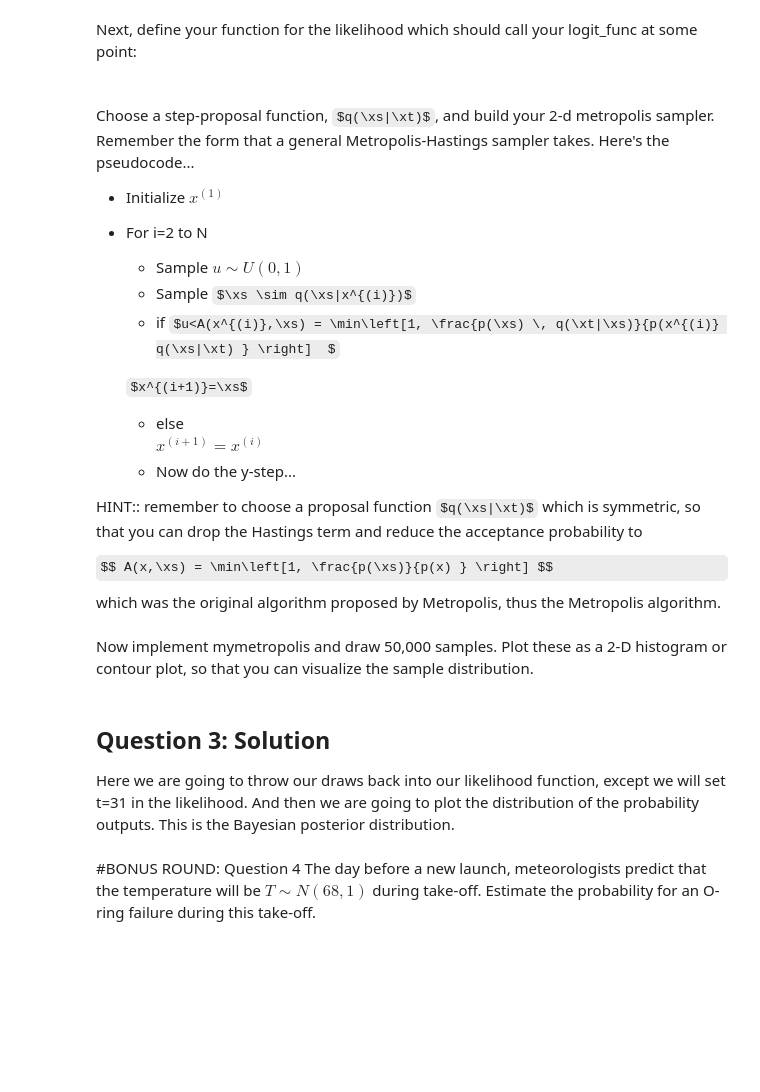
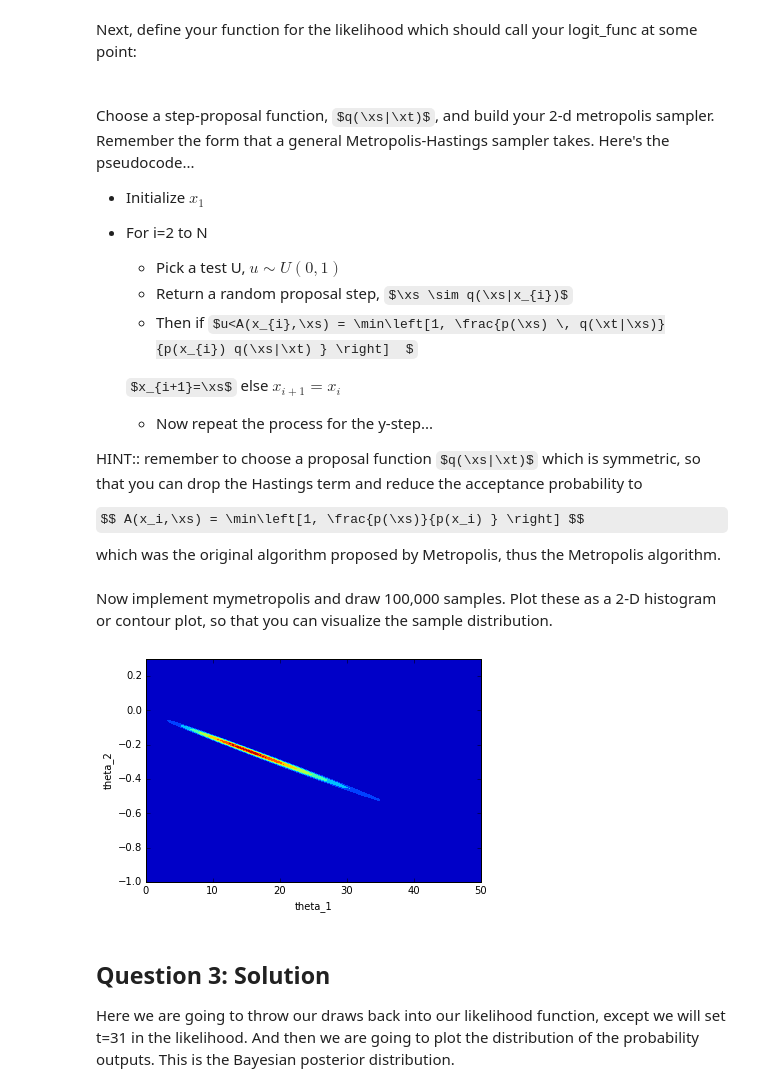
Before and after one commit to pmelchior/usrp-sciprog, a Jupyter notebook: day6/Challenger.ipynb, the cells around one changed output. Saved outputs shown, nothing was run; the diff lists cells and outputs as text; code cells hidden in the pictures; some formulas as TeX source; blank space fills up the shorter version.

Commit message:
challenger solution added

```diff
--- a/day6/Challenger.ipynb
+++ b/day6/Challenger.ipynb
@@ -56,12 +45,11 @@ Plot the data
 # %% [markdown]
 Next, you should define a new function, you could for instance call it "logit_func", and define the logistic function as outlined in the question. Play around with a few specific values for the regression parameters, and overplot them onto the data figure.
 # %%
-def logit_func(foo):
+def logit_func(thet1,thet2,tem):
     """
     Define the logistic function and it's input params
     """
-    pass
-
-## Now overplot the logit_func onto your figure of the data
+    logistic_fun= 1./(1 + np.exp(-1*(thet1 + thet2*tem)))
+    return logistic_fun
 # %% [markdown]
 Now that you have some intuition towards the logistic function and how it relates to the data you've been given. Decide on your priors for the regression parameters, explain your choice of specific distribution and plot them
@@ -77,3 +56,13 @@ Plot the regression parameter priors
+# %%
+def prior(theta1, theta2):
+    """
+    Define prior on Theta1 to be N(31,50)
+    Define prior on Theta2 to be N(-0.5,10)
+    """
+    prior1 = norm.pdf(theta1, loc=30, scale=100)
+    prior2 = norm.pdf(theta2, loc=-0.5, scale=100)
+    comb_prior = prior1*prior2
+    return comb_prior
 # %% [markdown]
 ###Question 2 Solution
 
@@ -85,36 +74,33 @@ The first step to sampling from a posterior is to define the likelihood. Begin b
 # %% [markdown]
 Next, define your function for the likelihood which should call your logit_func at some point:
 # %%
-def mylikelihood(foo1,foo2,etc):
+def mylikelihood(pfail, tem, thet1, thet2):
     """
     Define the likelihood function and it's input params
     """
-    pass
-    return out
+    logistic_fun= logit_func(thet1,thet2,tem)
+    p=np.prod(logistic_fun**pfail*(1-logistic_fun)**(1-pfail))
+    return p
 # %% [markdown]
 $$\newcommand{\var}{{\rm var}}
-\newcommand{\cov}{{\rm cov}}
-\newcommand{\corr}{{\rm corr}}
-\newcommand{\xss}{x^{(i+1)}}
-\newcommand{\xs}{x^{\star}}
-\newcommand{\xt}{x^{(i)}}
+\newcommand{\xss}{x_{i+1}}
+\newcommand{\xs}{x_{\star}}
+\newcommand{\xt}{x_{i}}
 \newcommand{\xa}{x_a}
 \newcommand{\xb}{x_b}$$
 Choose a step-proposal function, $q(\xs|\xt)$, and build your 2-d metropolis sampler. Remember the form that a general Metropolis-Hastings sampler takes. Here's the pseudocode...
 
-* Initialize $x^{(1)}$
+* Initialize $x_{1}$
 * For i=2 to N
 
-   * Sample $u\sim U(0,1)$
-   *  Sample $\xs \sim q(\xs|x^{(i)})$
-   *  if $u<A(x^{(i)},\xs) = \min\left[1, \frac{p(\xs) \, q(\xt|\xs)}{p(x^{(i)} q(\xs|\xt) } \right]  $
+   * Pick a test U, $u\sim U(0,1)$
+   * Return a random proposal step, $\xs \sim q(\xs|x_{i})$
+   * Then if $u<A(x_{i},\xs) = \min\left[1, \frac{p(\xs) \, q(\xt|\xs)}{p(x_{i}) q(\xs|\xt) } \right]  $
 
-   $x^{(i+1)}=\xs$
-   * else
-		$x^{(i+1)}=x^{(i)}$
-   * Now do the y-step...
+   $x_{i+1}=\xs$ else $x_{i+1}=x_{i}$
+   * Now repeat the process for the y-step...
 
 HINT:: remember to choose a proposal function $q(\xs|\xt)$ which is symmetric, so that you can drop the Hastings term and reduce the acceptance probability to
 
-$$ A(x,\xs) = \min\left[1, \frac{p(\xs)}{p(x) } \right] $$
+$$ A(x_i,\xs) = \min\left[1, \frac{p(\xs)}{p(x_i) } \right] $$
 which was the original algorithm proposed by Metropolis, thus the Metropolis algorithm.
@@ -131,2 +172,2 @@ def mymetropolis(foo1,foo2,etc):
 # %% [markdown]
-Now implement mymetropolis and draw 50,000 samples. Plot these as a 2-D histogram or contour plot, so that you can visualize the sample distribution.
+Now implement mymetropolis and draw 100,000 samples. Plot these as a 2-D histogram or contour plot, so that you can visualize the sample distribution.
@@ -137,3 +174,26 @@ Now implement mymetropolis and draw 50,000 samples. Plot these as a 2-D histogra
+# %%
+## Read in the datafile
+data=np.loadtxt('data/chall.txt')
+T=data[:,0]
+p_fail=data[:,1]
+
+## Now visualize what the posterior space looks like
+## This at least let's us see from a brute force manner what our draws should look like
+foo=200
+x = np.linspace(0,50,foo)
+y = np.linspace(-1,0.3,foo)
+xx,yy = np.meshgrid(x,y)
+zz=np.zeros((foo,foo))
+for i in np.arange(0,foo):
+    for j in np.arange(0,foo):
+        zz[i,j] = prior(xx[i,j], yy[i,j])*mylikelihood(p_fail, T, xx[i,j], yy[i,j])
+
+plt.contourf(xx,yy,zz)
+plt.xlabel('theta_1')
+plt.ylabel('theta_2')
+plt.show()
+# %% [output]
+[figure, added]
 # %% [markdown]
 ## Question 3: Solution
 Here we are going to throw our draws back into our likelihood function, except we will set t=31 in the likelihood. And then we are going to plot the distribution of the probability outputs. This is the Bayesian posterior distribution.
@@ -146,3 +199,0 @@ Here we are going to throw our draws back into our likelihood function, except w
-# %% [markdown]
-#BONUS ROUND: Question 4
-The day before a new launch, meteorologists predict that the temperature will be $T \sim N(68, 1)$ during take-off. Estimate the probability for an O-ring failure during this take-off.
```
Also changed, not shown: parts of 17 cells of this notebook.
